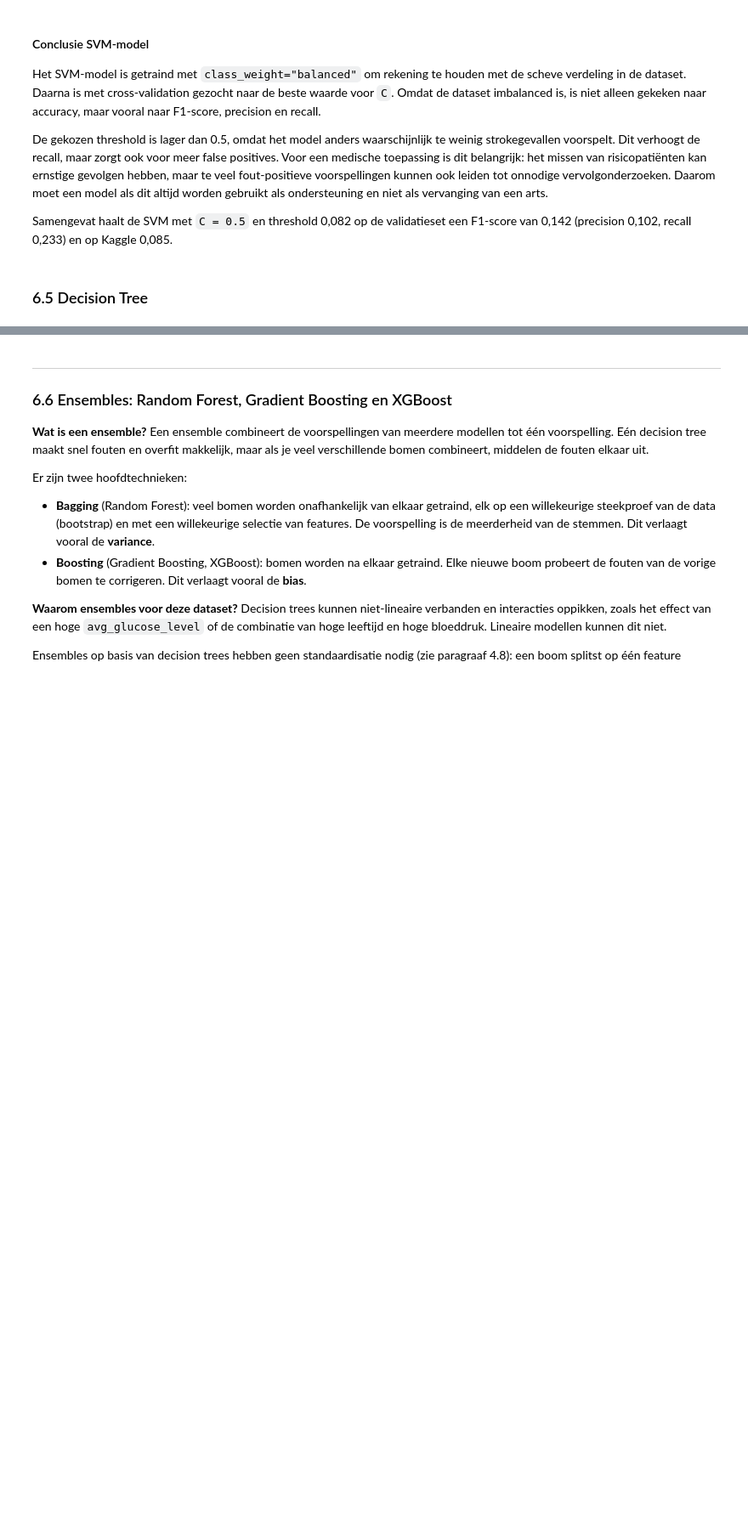
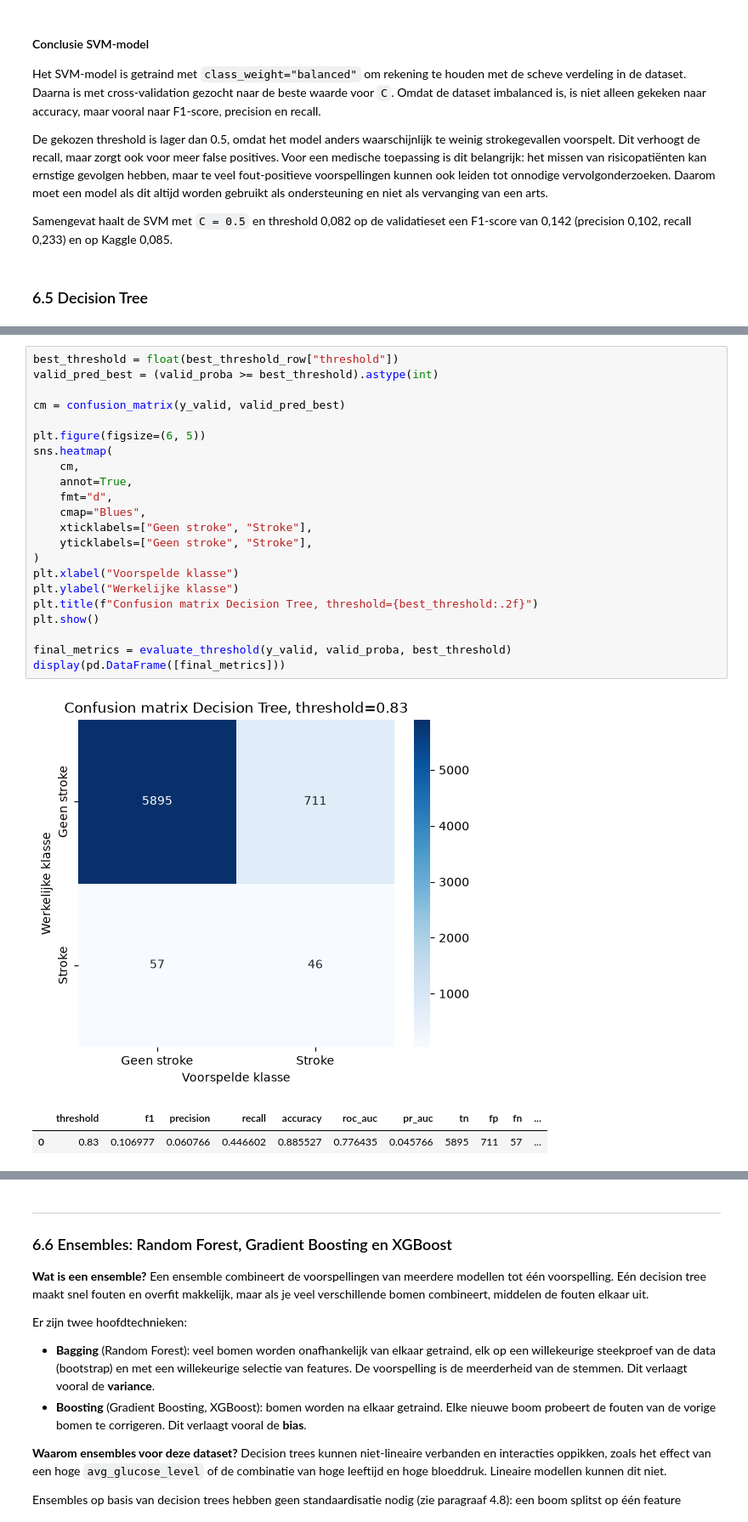
Before and after one commit to Gamal-alsa2026/Predicting-stroke-2026-27, a Jupyter notebook: notebooks/predict_stroke.ipynb, the cells around one changed output, grey strips where cells are left out. Shown at 85% size. Drawn from its saved outputs; the diff is of its cells as text; blank space fills up the shorter version.

```diff
--- a/notebooks/predict_stroke.ipynb
+++ b/notebooks/predict_stroke.ipynb
@@ -1819,0 +2173,26 @@ Samengevat haalt de SVM met `C = 0.5` en threshold 0,082 op de validatieset een
+# %%
+best_threshold = float(best_threshold_row["threshold"])
+valid_pred_best = (valid_proba >= best_threshold).astype(int)
+
+cm = confusion_matrix(y_valid, valid_pred_best)
+
+plt.figure(figsize=(6, 5))
+sns.heatmap(
+    cm,
+    annot=True,
+    fmt="d",
+    cmap="Blues",
+    xticklabels=["Geen stroke", "Stroke"],
+    yticklabels=["Geen stroke", "Stroke"],
+)
+plt.xlabel("Voorspelde klasse")
+plt.ylabel("Werkelijke klasse")
+plt.title(f"Confusion matrix Decision Tree, threshold={best_threshold:.2f}")
+plt.show()
+
+final_metrics = evaluate_threshold(y_valid, valid_proba, best_threshold)
+display(pd.DataFrame([final_metrics]))
+# %% [output]
+[figure, added]
+|  | threshold | f1 | precision | recall | accuracy | roc_auc | pr_auc | tn | fp | fn | ... |
+| 0 | 0.83 | 0.106977 | 0.060766 | 0.446602 | 0.885527 | 0.776435 | 0.045766 | 5895 | 711 | 57 | ... |
```
Also changed, not shown: parts of 31 cells of this notebook.
